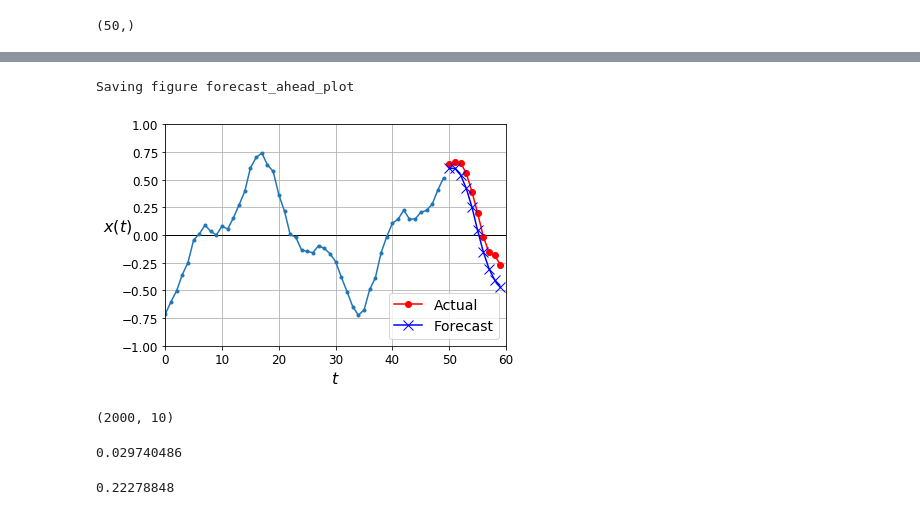
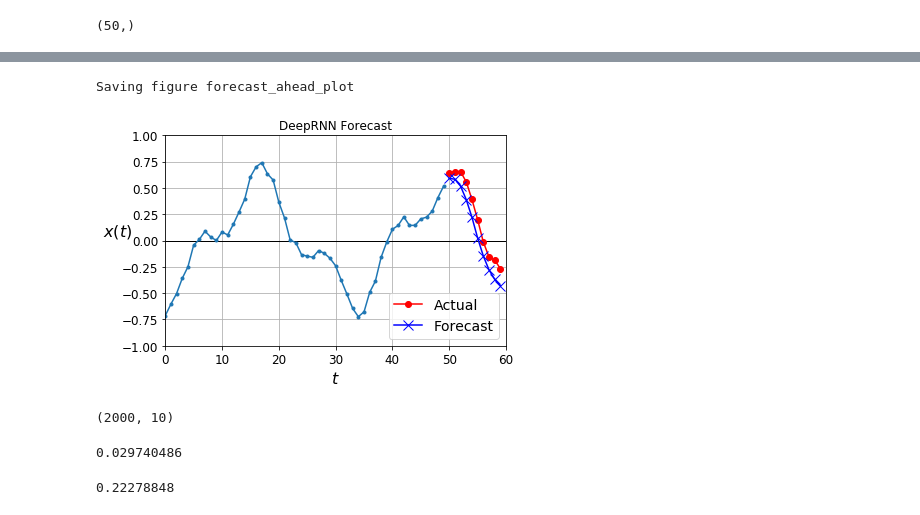
Before and after one commit to sfefilatyev/tensorflow_excercises, a Jupyter notebook: chapter15/time_series.ipynb, the cells around one changed output, grey strips where cells are left out. Drawn from its saved outputs; the diff is of its cells as text; code cells hidden in the pictures.

Commit message:
[Chapter15] Add the rest of comments for SimpleRNN and DeepRNN.

```diff
--- a/chapter15/time_series.ipynb
+++ b/chapter15/time_series.ipynb
@@ -271,19 +298,20 @@ for step_ahead in range(10):
 Y_pred = X[:, n_steps:]
 # %%
 # code for displaying several steps forecast:
-def plot_multiple_forecasts(X, Y, Y_pred):
+def plot_multiple_forecasts(X, Y, Y_pred, title="Forecast"):
     n_steps = X.shape[1]
     ahead = Y.shape[1]
     plot_series(X[0, :, 0])
     plt.plot(np.arange(n_steps, n_steps + ahead), Y[0, :, 0], "ro-", label="Actual")
     plt.plot(np.arange(n_steps, n_steps + ahead), Y_pred[0, :, 0], "bx-", label="Forecast", markersize=10)
     plt.axis([0, n_steps + ahead, -1, 1])
     plt.legend(fontsize=14)
+    plt.title(title)
 
-plot_multiple_forecasts(X_new, Y_new, Y_pred)
+plot_multiple_forecasts(X_new, Y_new, Y_pred, "DeepRNN Forecast")
 save_fig("forecast_ahead_plot")
 plt.show()
 # %% [output]
 Saving figure forecast_ahead_plot
-[figure, old version]
+[figure, new version]
 # %%
@@ -306,8 +337,11 @@ Y_pred = X[:, n_steps:, 0]
 Y_pred.shape
 # %% [output]
 (2000, 10)
-# %%
-np.mean(keras.metrics.mean_squared_error(Y_valid, Y_pred))
-# %% [output]
-0.029740486
+# %%
+# The following is the error, but now it is error of the next 10 values,
+# so not comparable to values we had before, just consider it is 10 times larger
+# then the mimimal last time - DeepRNN
+np.mean(keras.metrics.mean_squared_error(Y_valid, Y_pred))
+# %% [output]
+0.029740486
 # %%
```
Also changed, not shown: parts of 29 cells of this notebook.
